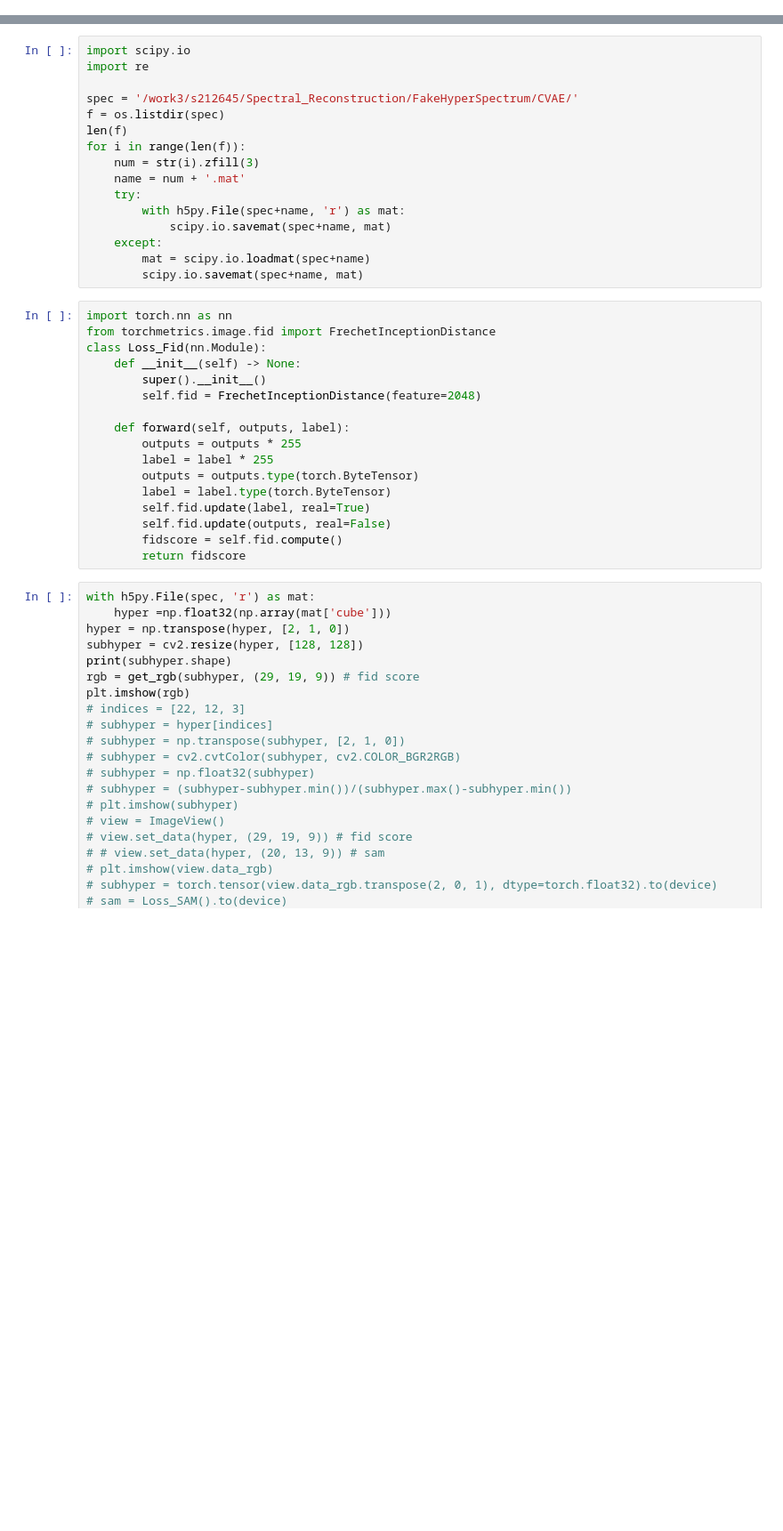
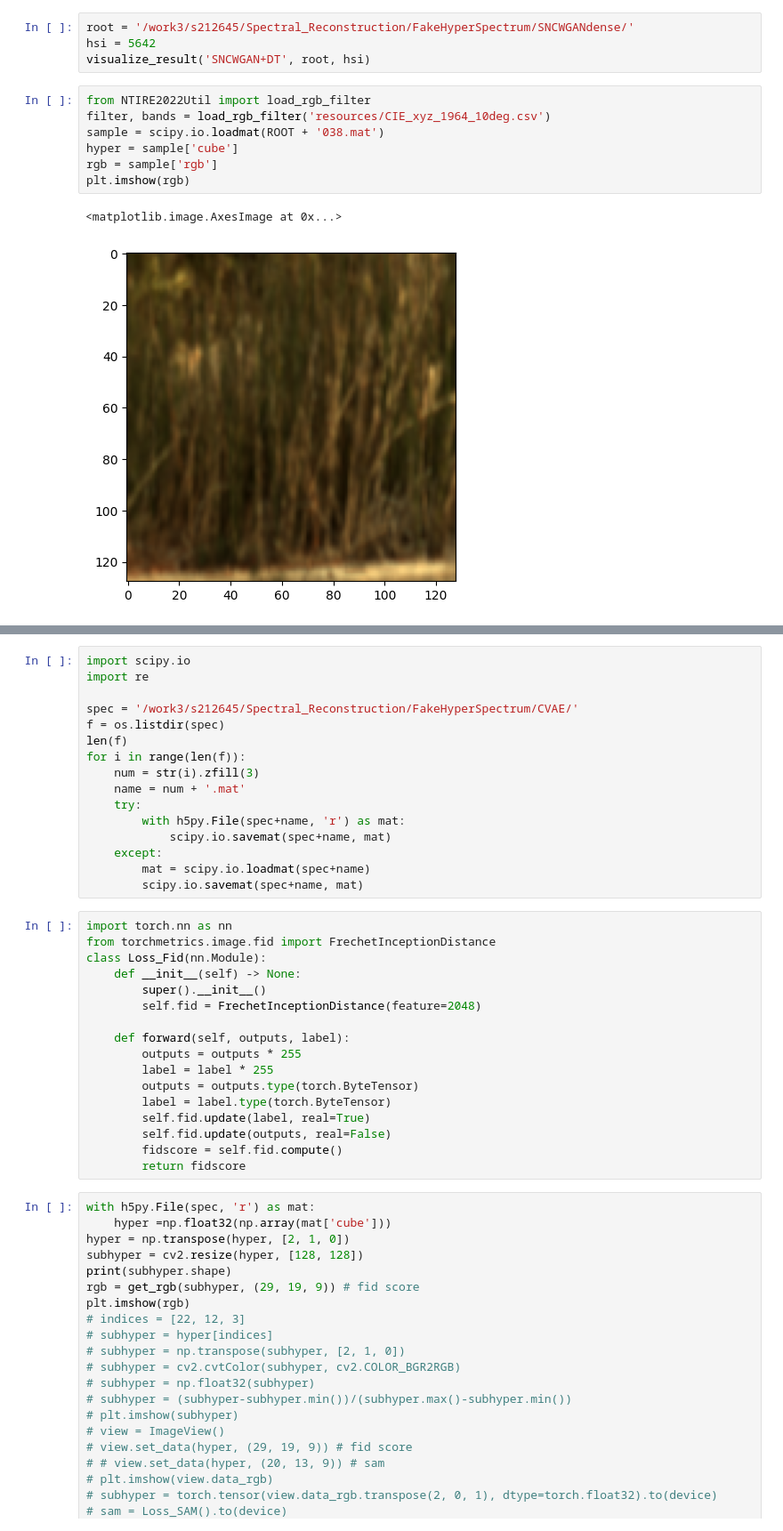
Before and after one commit to Karl-Liu-ch/Spectral_Reconstruction, a Jupyter notebook: data_visualization.ipynb, the cells around one changed output, grey strips where cells are left out. Shown at 89% size. Drawn from its saved outputs; the diff is of its cells as text; blank space fills up the shorter version.

```diff
--- a/data_visualization.ipynb
+++ b/data_visualization.ipynb
@@ -21,0 +21,14 @@ device(type='cpu')
+# %%
+root = '/work3/s212645/Spectral_Reconstruction/FakeHyperSpectrum/SNCWGANdense/'
+hsi = 5642
+visualize_result('SNCWGAN+DT', root, hsi)
+# %%
+from NTIRE2022Util import load_rgb_filter
+filter, bands = load_rgb_filter('resources/CIE_xyz_1964_10deg.csv')
+sample = scipy.io.loadmat(ROOT + '038.mat')
+hyper = sample['cube']
+rgb = sample['rgb']
+plt.imshow(rgb)
+# %% [output]
+<matplotlib.image.AxesImage at 0x...>
+[figure, added]
```
Also changed, not shown: parts of 6 cells of this notebook, 49 other files.
